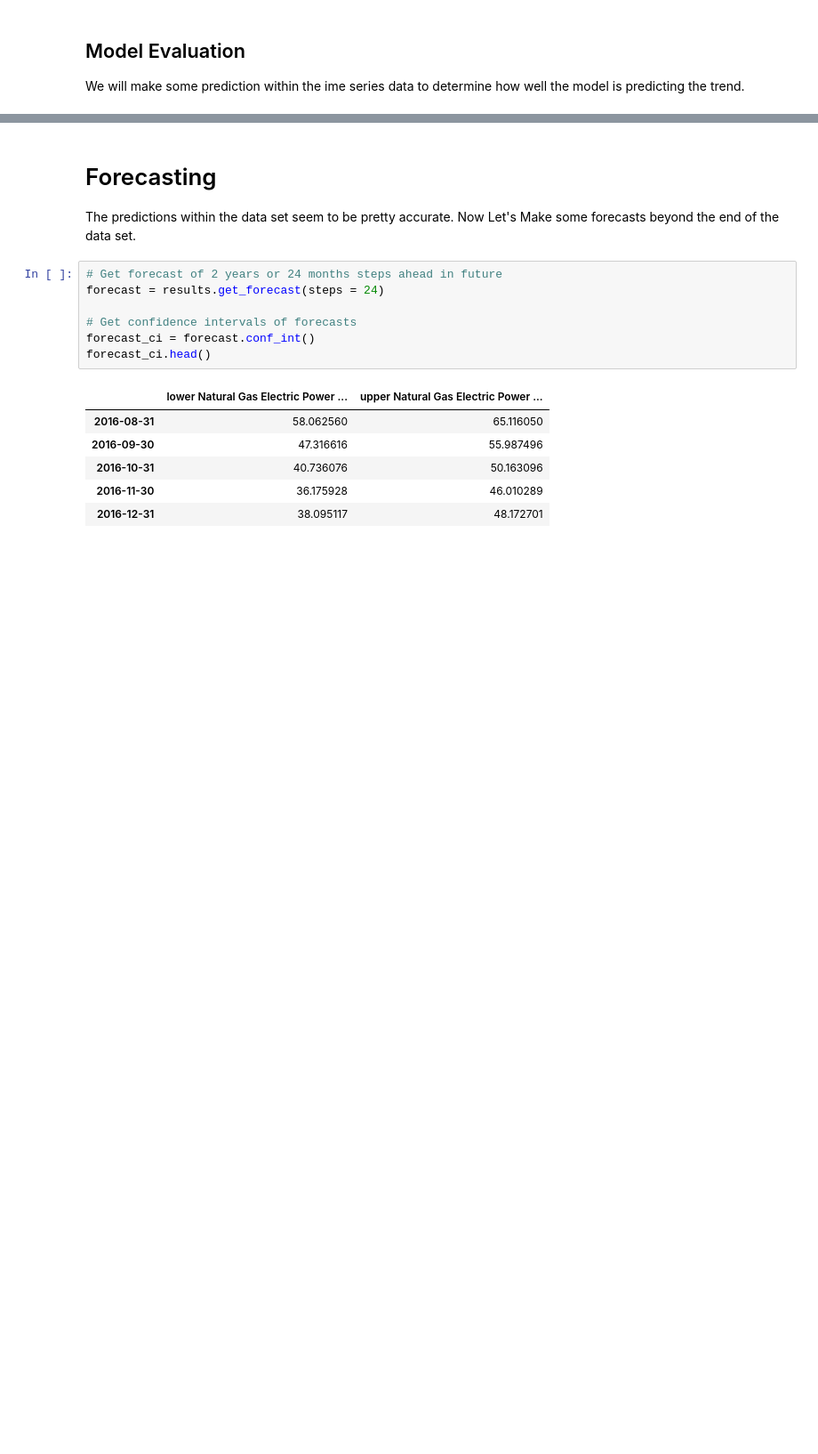
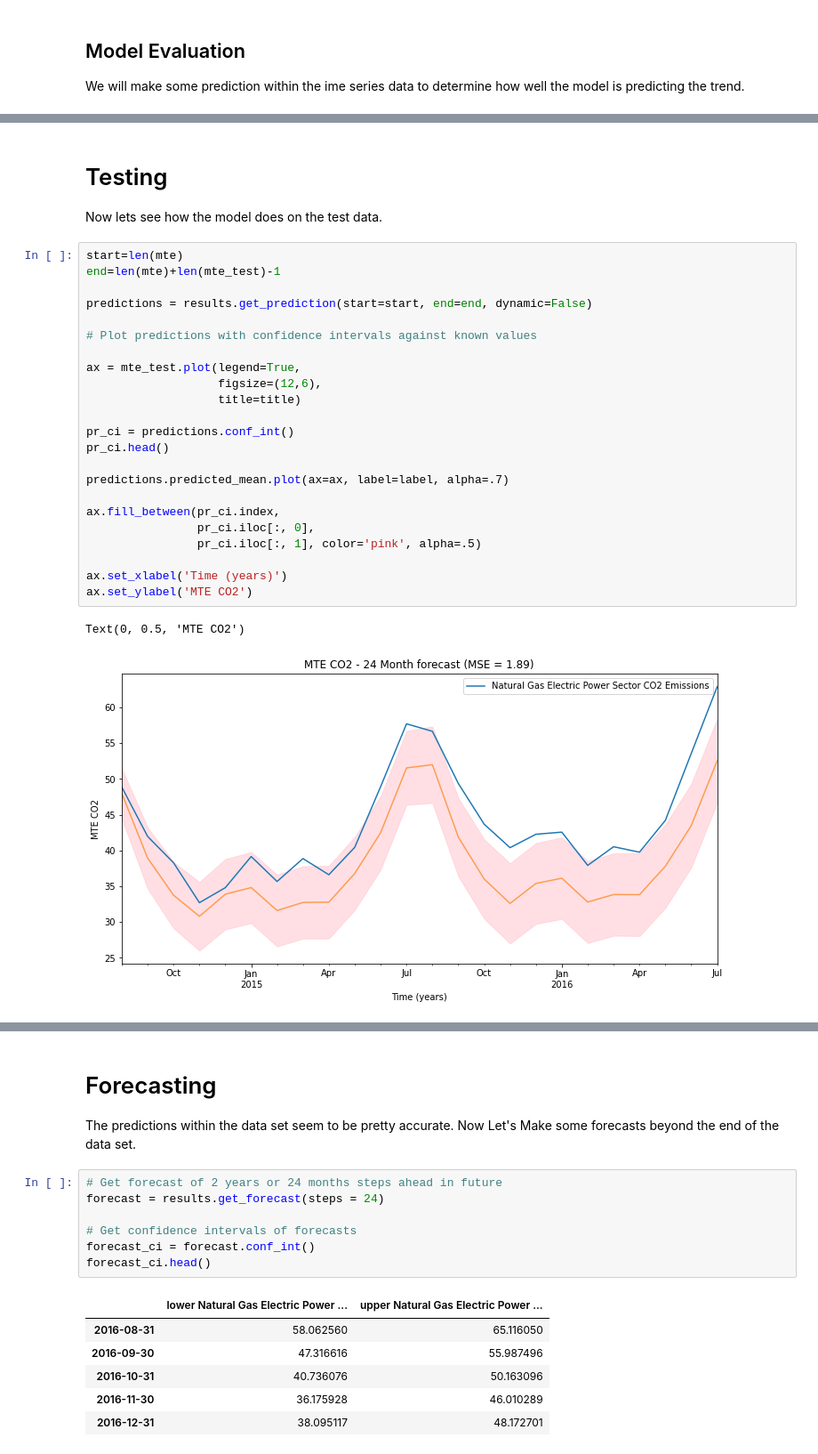
Before and after one commit to richsharples/MIT-DS, a Jupyter notebook: CapstoneFinal.ipynb, the cells around one changed output, grey strips where cells are left out. Shown at 89% size. Saved outputs shown, nothing was run; the diff lists cells and outputs as text; blank space fills up the shorter version.

```diff
--- a/CapstoneFinal.ipynb
+++ b/CapstoneFinal.ipynb
@@ -401,0 +434,30 @@ plt.show()
+# %% [markdown]
+# Testing
+
+Now lets see how the model does on the test data.
+# %%
+start=len(mte)
+end=len(mte)+len(mte_test)-1
+
+predictions = results.get_prediction(start=start, end=end, dynamic=False)
+
+# Plot predictions with confidence intervals against known values
+
+ax = mte_test.plot(legend=True,
+                   figsize=(12,6),
+                   title=title)
+
+pr_ci = predictions.conf_int()
+pr_ci.head()
+
+predictions.predicted_mean.plot(ax=ax, label=label, alpha=.7)
+
+ax.fill_between(pr_ci.index,
+                pr_ci.iloc[:, 0],
+                pr_ci.iloc[:, 1], color='pink', alpha=.5)
+
+ax.set_xlabel('Time (years)')
+ax.set_ylabel('MTE CO2')
+# %% [output]
+Text(0, 0.5, 'MTE CO2')
+[figure, added]
```
Also changed, not shown: parts of 11 cells of this notebook.
